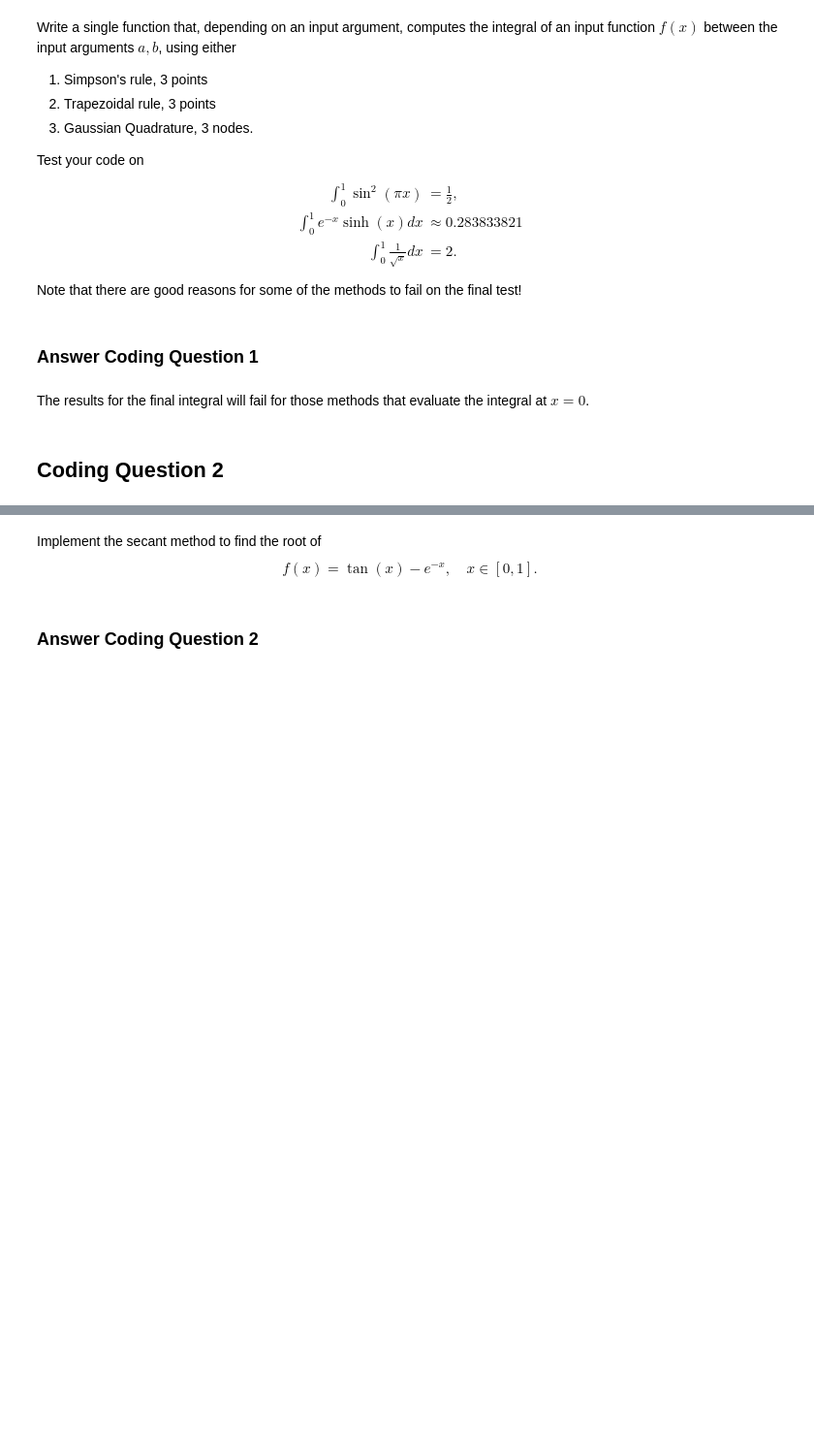
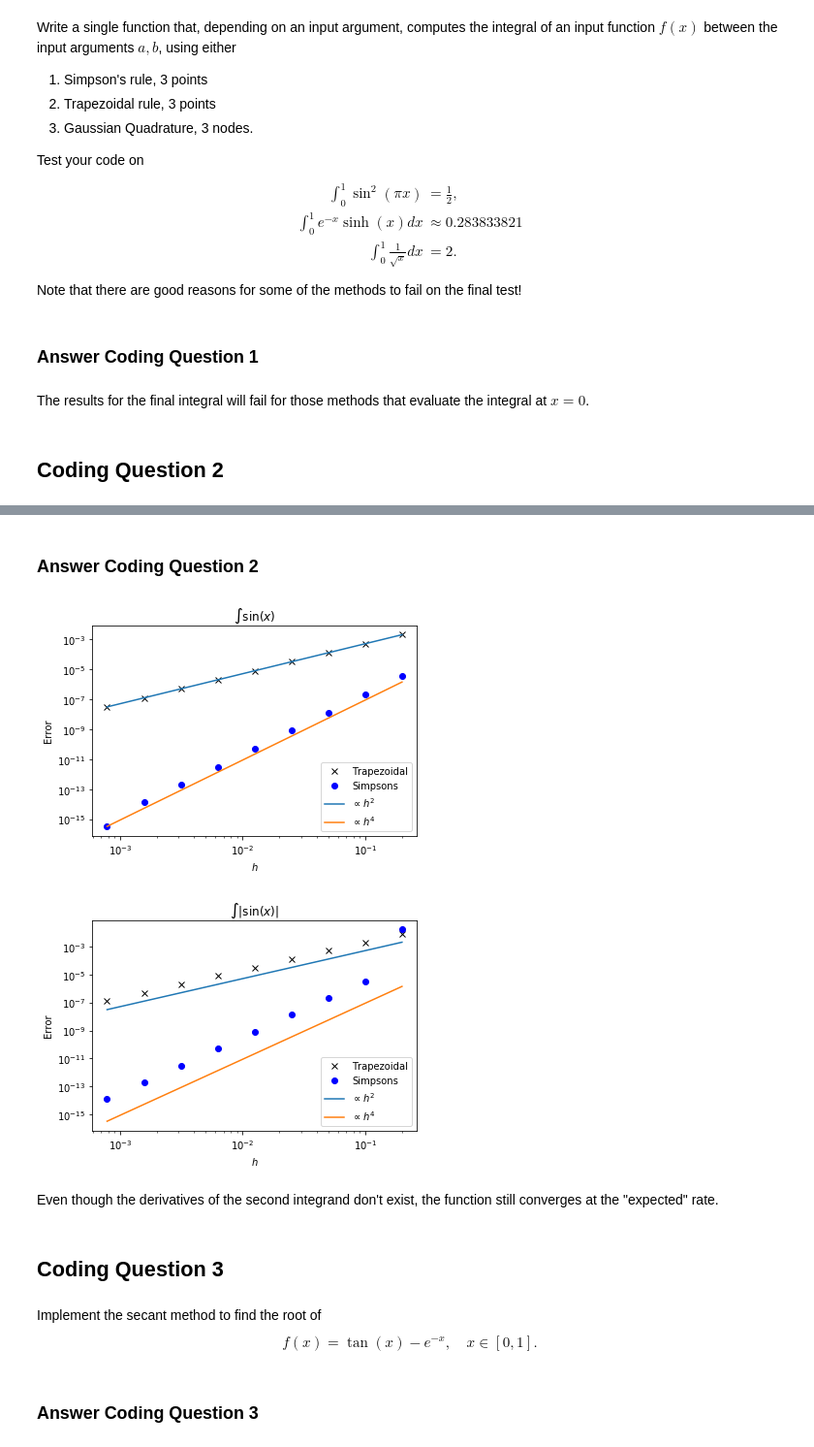
Before and after one commit to IanHawke/NumericalMethods, a Jupyter notebook: Worksheets/Worksheet3_Notebook.ipynb, the cells around one changed output, grey strips where cells are left out. Shown: that part at 97% size. Drawn from its saved outputs; the diff is of its cells as text; code cells hidden in the pictures; blank space fills up the shorter version.

```diff
--- a/Worksheets/Worksheet3_Notebook.ipynb
+++ b/Worksheets/Worksheet3_Notebook.ipynb
@@ -312,10 +328,73 @@ The results for the final integral will fail for those methods that evaluate the
+# %% [markdown]
+### Answer Coding Question 2
+# %%
+def trapezoidal(f, a, b, N):
+    x, h = numpy.linspace(a, b, N+1, retstep=True)
+    fx = f(x)
+    I = h / 2 * (fx[0] + fx[-1] + 2 * sum(fx[1:-1]))
+    return I
+
+
+def simpsons(f, a, b, N):
+    x, h = numpy.linspace(a, b, N+1, retstep=True)
+    fx = f(x)
+    I = h / 3 * (fx[0] + fx[-1] + 4 * sum(fx[1:-1:2]) + 2 * sum(fx[2:-1:2]))
+    return I
+
+
+def integrand1(x):
+    return numpy.sin(x)
+def integrand2(x):
+    return numpy.abs(numpy.sin(x))/2
+
+
+Ns = 10 * 2**numpy.arange(9)
+hs = 2.0 / Ns
+error_trapezoidal_1 = numpy.zeros_like(hs)
+error_trapezoidal_2 = numpy.zeros_like(hs)
+error_simpsons_1 = numpy.zeros_like(hs)
+error_simpsons_2 = numpy.zeros_like(hs)
+for i, N in enumerate(Ns):
+    error_trapezoidal_1[i] = abs(1 - trapezoidal(integrand1, 0, numpy.pi/2, N))
+    error_trapezoidal_2[i] = abs(1 - trapezoidal(integrand2, -numpy.pi/2, numpy.pi/2, N))
+    error_simpsons_1[i] = abs(1 - simpsons(integrand1, 0, numpy.pi/2, N))
+    error_simpsons_2[i] = abs(1 - simpsons(integrand2, -numpy.pi/2, numpy.pi/2, N))
+
+pyplot.figure()
+pyplot.loglog(hs, error_trapezoidal_1, 'kx', label='Trapezoidal')
+pyplot.loglog(hs, error_simpsons_1, 'bo', label='Simpsons')
+pyplot.loglog(hs, error_trapezoidal_1[-1] * (hs/hs[-1])**2, label=r"$\propto h^2$")
+pyplot.loglog(hs, error_simpsons_1[-1] * (hs/hs[-1])**4, label=r"$\propto h^4$")
+pyplot.title(r"$\int \sin(x)$")
+pyplot.xlabel(r"$h$")
+pyplot.ylabel(r"Error")
+pyplot.legend()
+pyplot.show()
+
+pyplot.figure()
+pyplot.loglog(hs, error_trapezoidal_2, 'kx', label='Trapezoidal')
+pyplot.loglog(hs, error_simpsons_2, 'bo', label='Simpsons')
+pyplot.loglog(hs, error_trapezoidal_1[-1] * (hs/hs[-1])**2, label=r"$\propto h^2$")
+pyplot.loglog(hs, error_simpsons_1[-1] * (hs/hs[-1])**4, label=r"$\propto h^4$")
+pyplot.title(r"$\int |\sin(x)|$")
+pyplot.xlabel(r"$h$")
+pyplot.ylabel(r"Error")
+pyplot.legend()
+pyplot.show()
+# %% [output]
+[figure, added]
+[figure, added]
+# %% [markdown]
+Even though the derivatives of the second integrand don't exist, the function still converges at the "expected" rate.
+# %% [markdown]
+## Coding Question 3
 # %% [markdown]
 Implement the secant method to find the root of
 $$
   f(x) = \tan (x) - e^{-x}, \quad x \in [0, 1].
 $$
 # %% [markdown]
-### Answer Coding Question 2
+### Answer Coding Question 3
 # %%
 def Secant(f, x0, x1, tolerance = 1e-10, MaxSteps = 100):
     """
```
Also changed, not shown: parts of 2 cells of this notebook.
